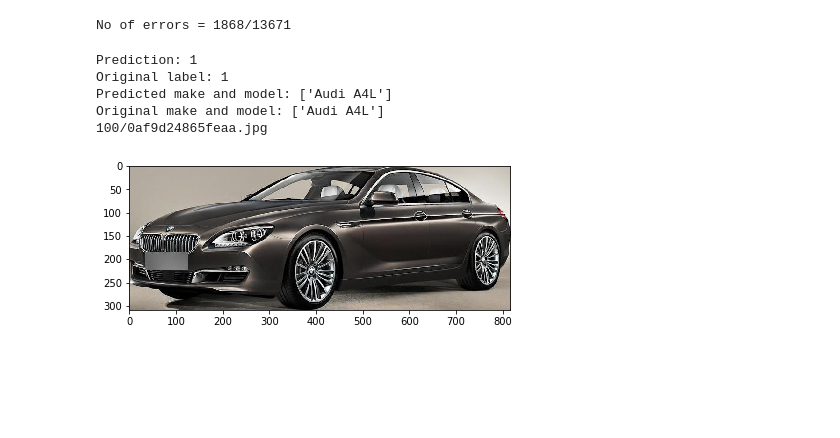
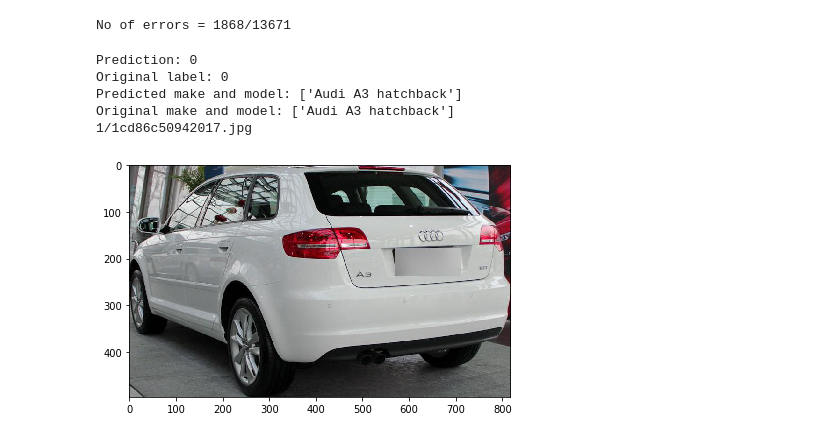
Before and after one commit to f-maldo/title-project, a Jupyter notebook: Notebooks/Testing the predictions.ipynb, the cells around one changed output. Cells and saved outputs as stored; diff of their text form; code cells hidden in the pictures; blank space fills up the shorter version.

```diff
--- a/Notebooks/Testing the predictions.ipynb
+++ b/Notebooks/Testing the predictions.ipynb
@@ -51,23 +53,20 @@ data = loadmat("../CompCars/data/misc/make_model_name.mat")
 # %%
 j = 0
 for pred in predicted_classes:
-    if pred == 0:
-        j = j +1
-        continue
     if pred == ground_truth[j]:
         print("Prediction: " + str(pred))
         print("Original label: " + str(ground_truth[j]))
         print("Predicted make and model: " + str(data["model_names"][pred][0]))
         print("Original make and model: " + str(data["model_names"][ground_truth[j]][0]))
         print(fnames[j])
         im = io.imread(join("../ImagesForFlow2/test/", fnames[j]))
         io.imshow(im);
         break
     j = j +1
 # %% [output]
-Prediction: 1
-Original label: 1
-Predicted make and model: ['Audi A4L']
-Original make and model: ['Audi A4L']
-100/0af9d24865feaa.jpg
+Prediction: 0
+Original label: 0
+Predicted make and model: ['Audi A3 hatchback']
+Original make and model: ['Audi A3 hatchback']
+1/1cd86c50942017.jpg
-[figure, old version]
+[figure, new version]
```
Also changed, not shown: parts of 2 cells of this notebook, 4 other files.
